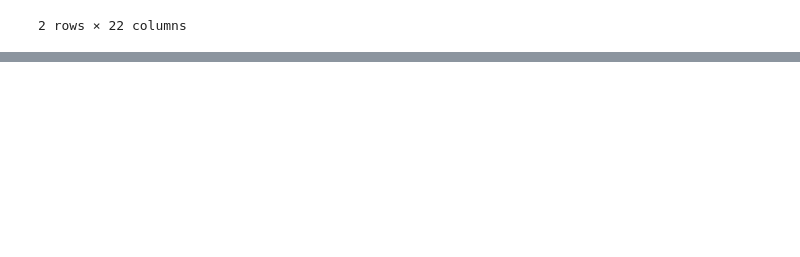
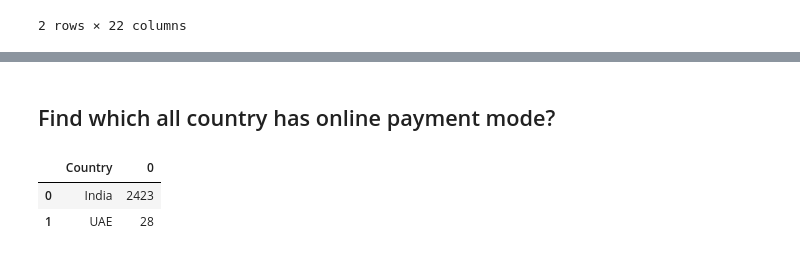
Before and after one commit to Nitin286roxs/EDA---Feature-Engineering, a Jupyter notebook: Feature_Engineering.ipynb, the cells around one changed output, grey strips where cells are left out. Cells and saved outputs as stored; diff of their text form; code cells hidden in the pictures; blank space fills up the shorter version.

```diff
--- a/Feature_Engineering.ipynb
+++ b/Feature_Engineering.ipynb
@@ -131,0 +163,8 @@ final_df.head(2)
+# %% [markdown]
+## Find which all country has online payment mode?
+# %%
+final_df[final_df['Has Online delivery']=='Yes'].groupby('Country').size().reset_index()
+# %% [output]
+|  | Country | 0 |
+| 0 | India | 2423 |
+| 1 | UAE | 28 |
```
Also changed, not shown: parts of 6 cells of this notebook.
